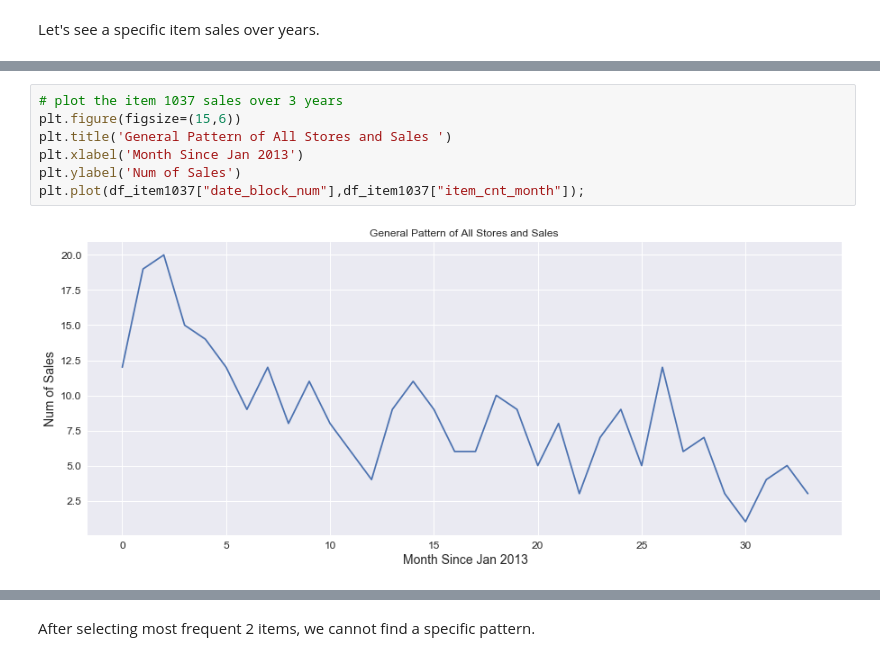
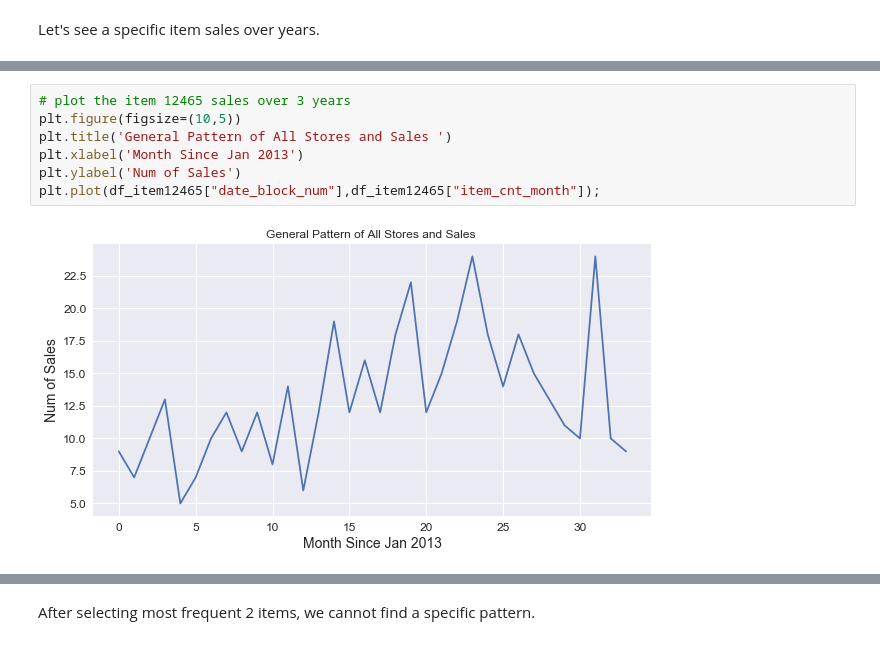
Before and after one commit to michael100824/Kaggle-Project, a Jupyter notebook: competitive-data-science-predict-future-sales/competitive-data-science-predict-future-sales.ipynb, the cells around one changed output, grey strips where cells are left out. Cells and saved outputs as stored; diff of their text form.

```diff
--- a/competitive-data-science-predict-future-sales/competitive-data-science-predict-future-sales.ipynb
+++ b/competitive-data-science-predict-future-sales/competitive-data-science-predict-future-sales.ipynb
@@ -542,9 +562,9 @@ df_item1037
 # %%
-# plot the item 1037 sales over 3 years
-plt.figure(figsize=(15,6))
+# plot the item 12465 sales over 3 years
+plt.figure(figsize=(10,5))
 plt.title('General Pattern of All Stores and Sales ')
 plt.xlabel('Month Since Jan 2013')
 plt.ylabel('Num of Sales')
-plt.plot(df_item1037["date_block_num"],df_item1037["item_cnt_month"]);
+plt.plot(df_item12465["date_block_num"],df_item12465["item_cnt_month"]);
 # %% [output]
-[figure, old version]
+[figure, new version]
```
Also changed, not shown: parts of 39 cells of this notebook.
